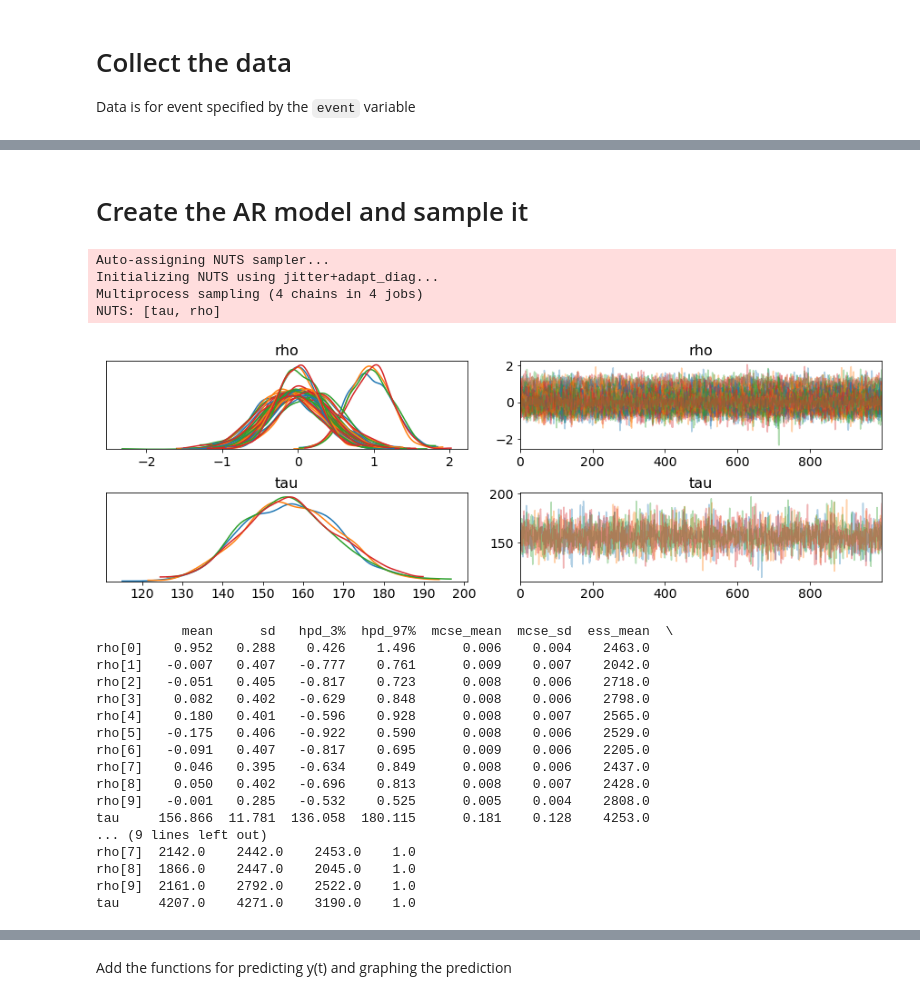
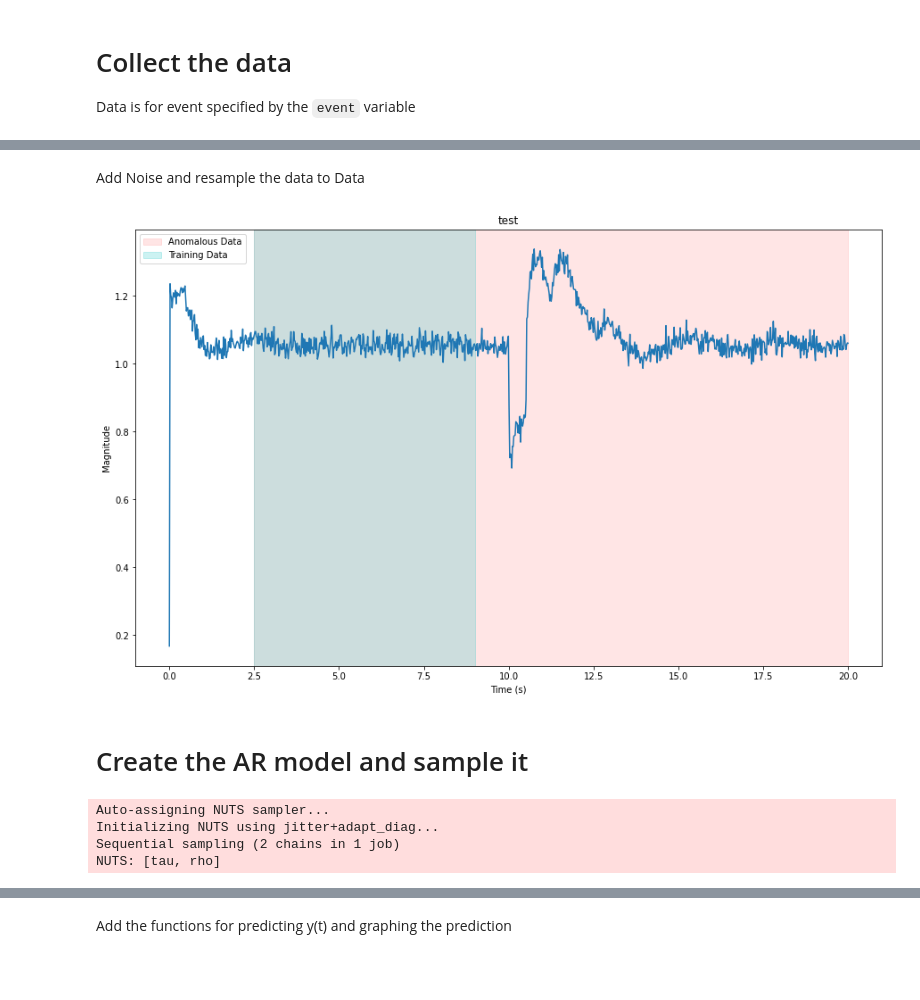
Before and after one commit to Iceegan/BayesianAnomalyDetection, a Jupyter notebook: RTLabAnomalyDetection.ipynb, the cells around one changed output, grey strips where cells are left out. Saved outputs shown, nothing was run; the diff lists cells and outputs as text; code cells hidden in the pictures; blank space fills up the shorter version.

```diff
--- a/RTLabAnomalyDetection.ipynb
+++ b/RTLabAnomalyDetection.ipynb
@@ -59,0 +46,21 @@ plt.show()
+# %% [markdown]
+Add Noise and resample the data to Data
+# %%
+def addNoise(df, std=0.02):
+  return df + np.random.normal(0, std, df.shape)
+
+def resample(df, factor=50):
+  # max_index = df.index[-1]
+  # min_index = df.index[0]
+  df = df.groupby(np.arange(len(df.index))//factor).mean()
+  # df.index = df.index/df.index[-1]*max_index
+  return df
+
+event1 = resample(event1)
+event1 = addNoise(event1)
+event2 = resample(event2)
+event2 = addNoise(event2)
+event3 = resample(event3)
+event3 = addNoise(event3)
+event4 = resample(event4)
+event4 = addNoise(event4)
@@ -60,2 +69,21 @@ plt.show()
+# %%
+def prep_data(ser, title, train_start=2.5, train_stop=9, anom_end=20):
+  normal_data = ser[train_start:train_stop]
+  # Get the first 2 seconds and last 5 seconds
+  fig, ax = plt.subplots(1,1, figsize = (15,9))
+  plt.title(title)
+  plt.plot(ser.index, ser)
+  ax.axvspan(train_start, anom_end, alpha = 0.1, color = 'r', label = 'Anomalous Data')
+  ax.axvspan(train_start, train_stop, alpha=0.2,color='c', label = 'Training Data')
+  ax.set_xlabel('Time (s)')
+  ax.set_ylabel('Magnitude')
+  ax.legend()
+  plt.show()
+
+# Comment if you don't want to shorten the data set
+# pmu1B = pmu1B.groupby(np.arange(len(filteredData))//factor).mean()
+prep_data(event1['B1VA_Mag'], 'test', 2.5,9)
+# %% [output]
+[figure, added]
 # %% [markdown]
 # Create the AR model and sample it
@@ -62,37 +94,13 @@ plt.show()
 # %%
-reg_order = 10
-
 AR_Model = pm.Model()
 with AR_Model:
-    data = pm.Data('data', pmu1_normal)
+    data = pm.Data('data', normal_data)
     rho=pm.Uniform('rho',-5,5,shape=reg_order)
     tau =pm.Gamma('tau',mu=1,sd=1)
     obs=pm.AR('observed',rho=rho,tau=tau,observed=data)
     trace=pm.sample(1000, tune=2000)
-
-pm.traceplot(trace)
-plt.show()
-print(pm.summary(trace))
 # %% [output]
 Auto-assigning NUTS sampler...
 Initializing NUTS using jitter+adapt_diag...
-Multiprocess sampling (4 chains in 4 jobs)
+Sequential sampling (2 chains in 1 job)
 NUTS: [tau, rho]
-[figure, removed]
-           mean      sd   hpd_3%  hpd_97%  mcse_mean  mcse_sd  ess_mean  \
-rho[0]    0.952   0.288    0.426    1.496      0.006    0.004    2463.0
-rho[1]   -0.007   0.407   -0.777    0.761      0.009    0.007    2042.0
-rho[2]   -0.051   0.405   -0.817    0.723      0.008    0.006    2718.0
-rho[3]    0.082   0.402   -0.629    0.848      0.008    0.006    2798.0
-rho[4]    0.180   0.401   -0.596    0.928      0.008    0.007    2565.0
-rho[5]   -0.175   0.406   -0.922    0.590      0.008    0.006    2529.0
-rho[6]   -0.091   0.407   -0.817    0.695      0.009    0.006    2205.0
-rho[7]    0.046   0.395   -0.634    0.849      0.008    0.006    2437.0
-rho[8]    0.050   0.402   -0.696    0.813      0.008    0.007    2428.0
-rho[9]   -0.001   0.285   -0.532    0.525      0.005    0.004    2808.0
-tau     156.866  11.781  136.058  180.115      0.181    0.128    4253.0
-... (9 lines left out)
-rho[7]  2142.0    2442.0    2453.0    1.0
-rho[8]  1866.0    2447.0    2045.0    1.0
-rho[9]  2161.0    2792.0    2522.0    1.0
-tau     4207.0    4271.0    3190.0    1.0
```
Also changed, not shown: parts of 18 cells of this notebook.
